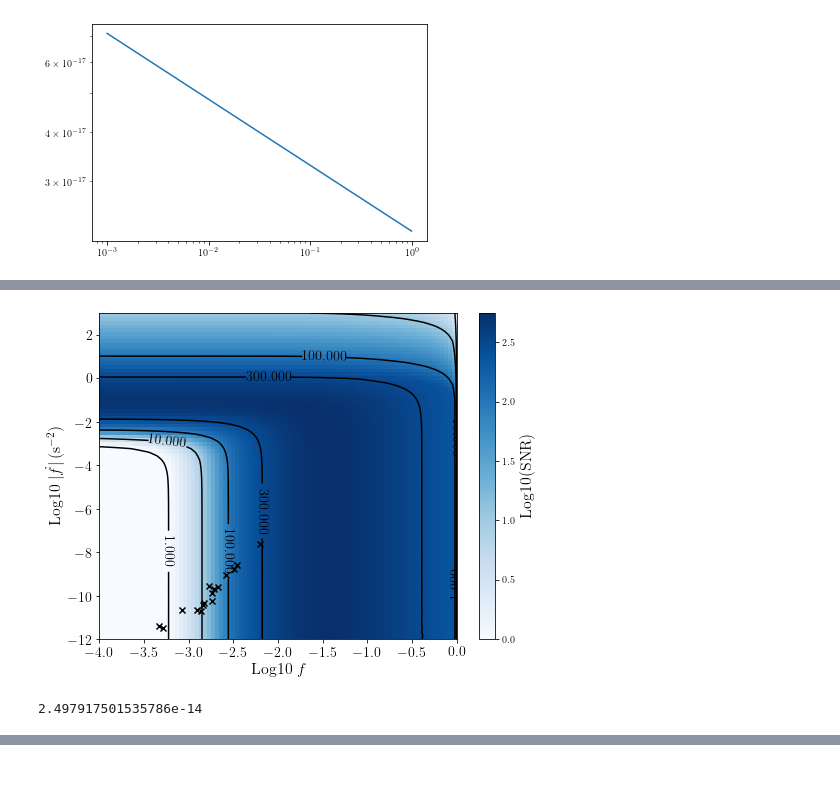
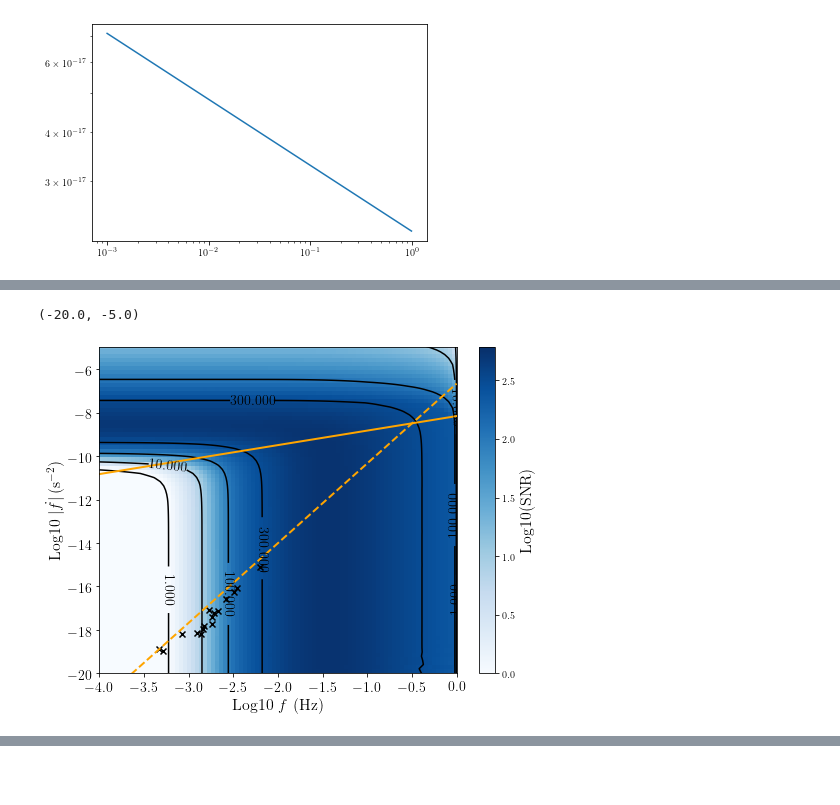
Before and after one commit to tcallister/LISA-and-CE-Evolution, a Jupyter notebook: SNR_grid.ipynb, the cells around one changed output, grey strips where cells are left out. Saved outputs shown, nothing was run; the diff lists cells and outputs as text; code cells hidden in the pictures.

```diff
--- a/SNR_grid.ipynb
+++ b/SNR_grid.ipynb
@@ -166,8 +167,10 @@ def snr_from_a_adot(a0,adot):
     a0 = Rsun*a0
     adot = adot*Rsun/year
 
-    # Separation (s)
+    # Choose a fiducial distance
     D = 3*kpc
+
+    # Final separation after mission lifetime
     a_final = max(0.0*Rsun,a0+adot*5.*year)
 
     # Binary mass
@@ -182,9 +185,9 @@ def snr_from_a_adot(a0,adot):
         f_final = (1./np.pi)*np.sqrt(G*m/a_final**3.)
 
     # Get fourier-domain amplitudes
-    fourier_freqs = np.arange(f0,f_final,(f_final-f0)/100.)
-    amp_at_f = (4./D)*np.power(G*Msun/c**2.,5./3.)*np.power(np.pi*fourier_freqs/c,2./3.)
-    sep_at_f = np.power(G*Msun/(np.pi*fourier_freqs)**2,1./3.)
+    fourier_freqs = np.arange(f0,f_final,(f_final-f0)/300.)
+    amp_at_f = amp_from_fGW_mass_dist(fourier_freqs,0.5,0.8,3.)
+    sep_at_f = a_from_fGW_mass(fourier_freqs,0.5,0.8)
     fdot_at_f = -(3./(2.*np.pi))*np.sqrt(G*Msun)*np.power(sep_at_f,-5./2.)*(adot)
     hf = amp_at_f/np.sqrt(fdot_at_f)
 
@@ -278,7 +281,7 @@ plt.show()
 a_orbs = np.linspace(-3.,0.3,150)
 adot_orbs = np.linspace(-6,2,160)
 rhos = np.zeros((a_orbs.size,adot_orbs.size))
-for i in range(a_orbs.size):
+for i in tqdm(range(a_orbs.size)):
     for j in range(adot_orbs.size):
         rhos[i,j] = snr_from_a_adot(10.**a_orbs[i],-10.**adot_orbs[j])
 
@@ -351,0 +354,2 @@ NameError: name 'sqrt' is not defined
+# %%
+f_ref, fdot_gw, fdot_drag = np.loadtxt('fdot_and_f.txt',unpack=True)
@@ -352,24 +397,33 @@ NameError: name 'sqrt' is not defined
 # %%
 f_orbs = np.linspace(-4.,0,90)
-fdot_orbs = np.linspace(-12,3,90)
+fdot_orbs = np.linspace(-14,3,90)
 rhos = np.zeros((f_orbs.size,fdot_orbs.size))
 for i in range(f_orbs.size):
     for j in range(fdot_orbs.size):
         rhos[i,j] = snr_from_f_fdot(10.**f_orbs[i],10.**fdot_orbs[j])
 
 fig,ax = plt.subplots(figsize=(8,6))
-PS = ax.pcolormesh(f_orbs,fdot_orbs,np.log10(rhos).T,cmap='Blues',vmin=0)
-CS = ax.contour(f_orbs,fdot_orbs,rhos.T,levels=[1,10,100,300],colors='black')
+PS = ax.pcolormesh(f_orbs,fdot_orbs-np.log10(year),np.log10(rhos).T,cmap='Blues',vmin=0)
+CS = ax.contour(f_orbs,fdot_orbs-np.log10(year),rhos.T,levels=[1,10,100,300],colors='black')
 #ax.plot(f_orbs,fdot_orbs)
 ax.clabel(CS, inline=1, fontsize=14)
-ax.set_xlabel(r'Log10 $f$',fontsize=16)
+ax.set_xlabel(r'Log10 $f$ (Hz)',fontsize=16)
 ax.set_ylabel(r'Log10 $|\dot f|\,(\mathrm{s}^{-2})$',fontsize=16)
-ax.scatter(np.log10(wd_fs),np.log10((96./5.)*np.power(np.pi,8./3.)*np.power(c,-5.)*np.power(G*Mc*Msun,5./3.)*np.power(wd_fs,11./3.)*year),marker='x',color='black')
+ax.scatter(np.log10(wd_fs),np.log10((96./5.)*np.power(np.pi,8./3.)*np.power(c,-5.)*np.power(G*Mcs*Msun,5./3.)*np.power(wd_fs,11./3.)),marker='x',color='black')
+#ax.plot(np.log10(f_ref),np.log10(fdot_gw),lw=2,color='orange',ls='--')
+ax.plot(np.log10(f_ref),np.log10(fdot_drag),lw=2,color='orange')
+
+xs = 10.**np.linspace(-4,0,100)
+ys = fdotGW_from_fGW_Mc(xs,Mc(0.5,0.8))
+ax.plot(np.log10(xs),np.log10(ys),lw=2,color='orange',ls='--')
+
 ax.tick_params(labelsize=14)
 cb = fig.colorbar(PS)
 cb.set_label(label="Log10(SNR)",fontsize=16)
+ax.set_ylim(-20,-5)
 # %% [output]
+(-20.0, -5.0)
-[figure, old version]
+[figure, new version]
 # %%
 wd_fs = np.array([6.22,3.51,3.22,2.12,1.94,1.84,1.81,1.48,1.45,1.36,1.25,2.61,1.68,0.84,0.51,0.47])*1e-3
 m1s = np.array([0.55,0.8,0.8,0.8,0.68,0.8,0.65,0.8,0.8,0.9,0.9,0.25,0.3,0.3,0.3,0.5])
@@ -380,4 +433,0 @@ Mc = np.power(etas,3./5.)*(m1s+m2s)
-# %%
-(96./5.)*np.power(np.pi,8./3.)*np.power(c,-5.)*np.power(G*0.39*Msun,5./3.)*np.power(0.015,11./3.)
-# %% [output]
-2.497917501535786e-14
```
Also changed, not shown: parts of 14 cells of this notebook, 1 other file.
